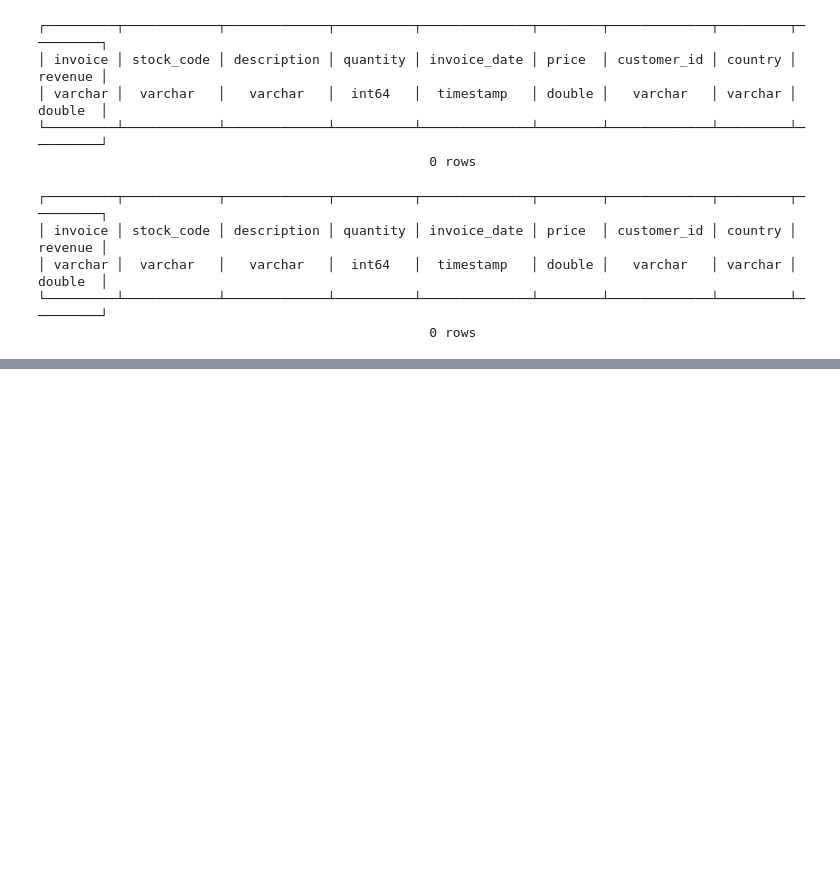
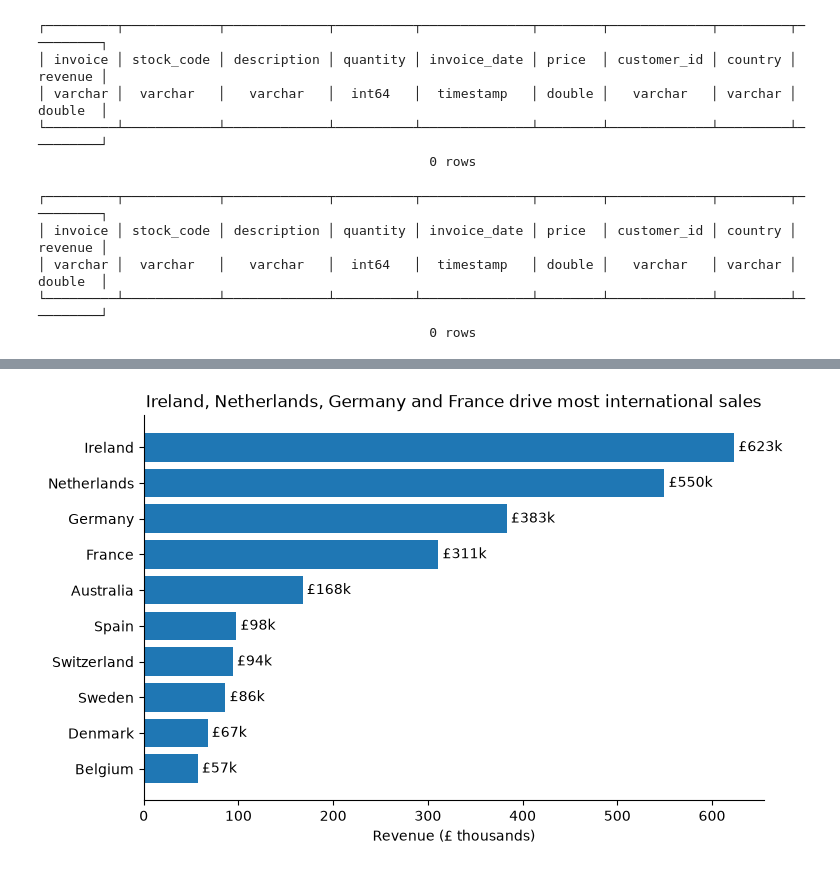
Before and after one commit to crysteldr/retail-sales-sql, a Jupyter notebook: notebooks/04_top_products_countries.ipynb, the cells around one changed output, grey strips where cells are left out. Drawn from its saved outputs; the diff is of its cells as text; code cells hidden in the pictures; blank space fills up the shorter version.

Commit message:
Add top countries analysis and international markets chart

```diff
--- a/notebooks/04_top_products_countries.ipynb
+++ b/notebooks/04_top_products_countries.ipynb
@@ -127,0 +168,30 @@ con.sql("""SELECT *
+# %%
+countries = con.sql("""SELECT country,
+               ROUND(SUM(revenue), 2) AS revenue,
+               ROUND(100.0 * SUM(revenue) / (SELECT SUM(revenue) FROM clean_sales), 2) AS pct_of_revenue,
+               ROUND(SUM(revenue) / COUNT(DISTINCT invoice), 2) AS avg_order_value,
+               COUNT(DISTINCT invoice) AS orders,
+               COUNT(DISTINCT customer_id) AS customers
+        FROM clean_sales
+        WHERE country != 'United Kingdom'
+        GROUP BY country
+        ORDER BY revenue DESC
+        LIMIT 10""").df()
+# %%
+import matplotlib.pyplot as plt
+
+countries["country"] = countries["country"].replace("EIRE", "Ireland")
+
+fig, ax = plt.subplots(figsize=(8, 5))
+ax.invert_yaxis()                       # biggest at the top
+ax.set_xlabel("Revenue (£ thousands)")
+ax.set_title("Ireland, Netherlands, Germany and France drive most international sales")
+
+bars = ax.barh(countries["country"], countries["revenue"] / 1000)
+ax.bar_label(bars, fmt="£%.0fk", padding=3)
+
+ax.spines[["top", "right"]].set_visible(False)
+fig.savefig("../images/top_international_markets.png", dpi=150, bbox_inches="tight")
+plt.show()
+# %% [output]
+[figure, added]
```
Also changed, not shown: parts of 5 cells of this notebook, 1 other file.
